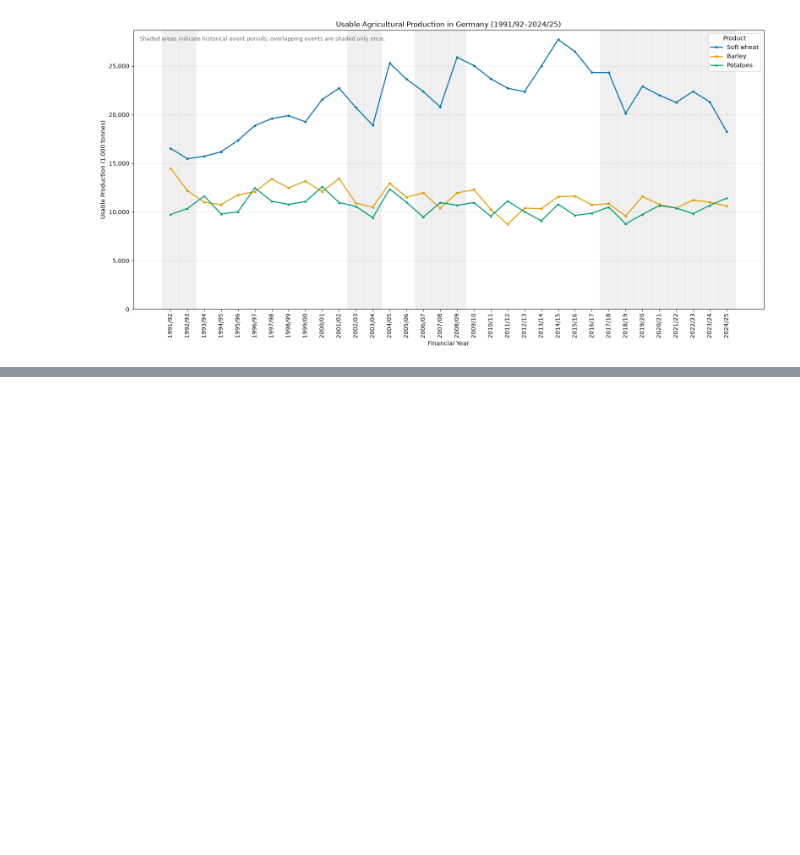
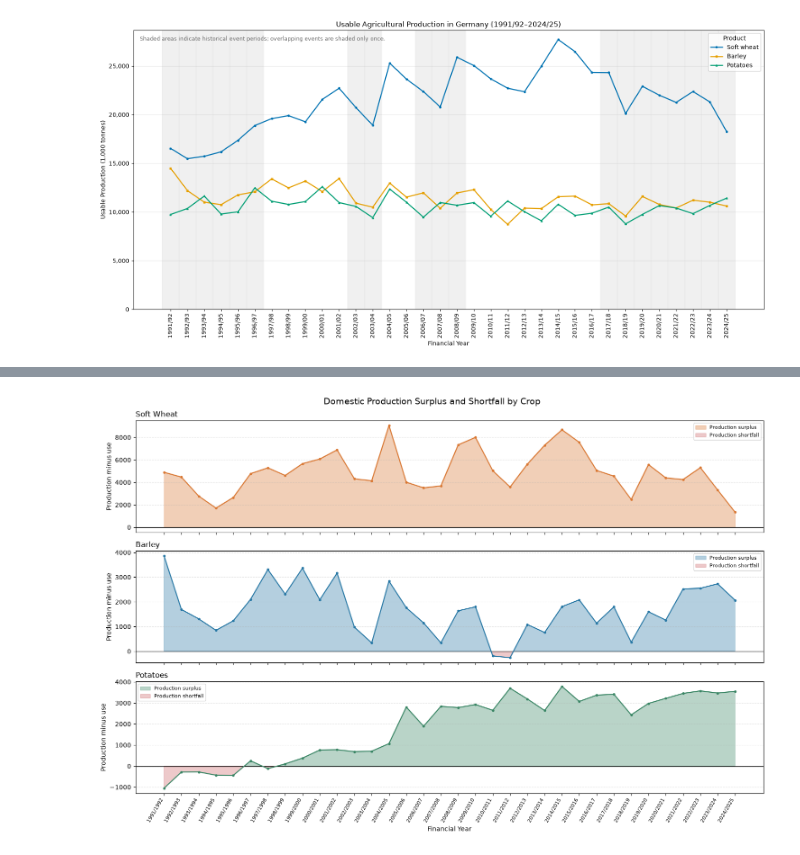
Before and after one commit to verveat/Agriculture_Crisis_Resilience, a Jupyter notebook: notebooks/02_ble_supply_balance_analysis_all_products.ipynb, the cells around one changed output, grey strips where cells are left out. Cells and saved outputs as stored; diff of their text form; code cells hidden in the pictures; blank space fills up the shorter version.

Commit message:
add supply balance analysis and visualization

```diff
--- a/notebooks/02_ble_supply_balance_analysis_all_products.ipynb
+++ b/notebooks/02_ble_supply_balance_analysis_all_products.ipynb
@@ -830,6 +759,12 @@ historical_events = [
         "end": 1992,
         "label": "CAP reform",
         "category": "Policy change",
+    },
+    {
+        "start": 1994,
+        "end": 1996,
+        "label": "International cereal-market tightening and price surge",
+        "category": "Market shock",
     },
     {
         "start": 2003,
@@ -1204,0 +3756,94 @@ plt.show()
+# %%
+
+import numpy as np
+import matplotlib.pyplot as plt
+
+df = analytical_df.copy()
+
+df["Startjahr"] = (
+    df["Wirtschaftsjahr"]
+    .str.split("/")
+    .str[0]
+    .astype(int)
+)
+
+# Ensure both variables use comparable units
+df["Produktionssaldo"] = (
+    df["Verwendbare Erzeugung"]
+    - df["Inlandsverwendung standardisiert"]
+)
+
+products = ["Weichweizen", "Gerste", "Kartoffeln"]
+
+styles = {
+    "Weichweizen": {"color": "#D97732", "label": "Soft Wheat"},
+    "Gerste": {"color": "#2878A5", "label": "Barley"},
+    "Kartoffeln": {"color": "#398564", "label": "Potatoes"},
+}
+
+fig, axes = plt.subplots(
+    3, 1, figsize=(15, 10), sharex=True
+)
+
+for ax, product in zip(axes, products):
+    subset = (
+        df[df["Bilanz Produkt"] == product]
+        .dropna(subset=["Produktionssaldo"])
+        .sort_values("Startjahr")
+    )
+
+    x = subset["Startjahr"].to_numpy(dtype=float) + 0.5
+    y = subset["Produktionssaldo"].to_numpy()
+
+    ax.axhline(0, color="black", linewidth=1)
+
+    ax.fill_between(
+        x, y, 0,
+        where=(y >= 0),
+        color=styles[product]["color"],
+        alpha=0.35,
+        interpolate=True,
+        label="Production surplus"
+    )
+
+    ax.fill_between(
+        x, y, 0,
+        where=(y < 0),
+        color="#C44E52",
+        alpha=0.3,
+        interpolate=True,
+        label="Production shortfall"
+    )
+
+    ax.plot(
+        x, y,
+        color=styles[product]["color"],
+        linewidth=1.6,
+        marker="o",
+        markersize=3
+    )
+
+    ax.set_title(styles[product]["label"], loc="left")
+    ax.set_ylabel("Production minus use")
+    ax.grid(axis="y", linestyle="--", alpha=0.3)
+    ax.legend(loc="best", fontsize=8)
+
+first_year = int(df["Startjahr"].min())
+last_year = int(df["Startjahr"].max())
+years = np.arange(first_year, last_year + 1)
+
+axes[-1].set_xticks(years + 0.5)
+axes[-1].set_xticklabels(
+    [f"{y}/{y+1}" for y in years],
+    rotation=60, ha="right", fontsize=8
+)
+axes[-1].set_xlabel("Financial Year")
+
+fig.suptitle(
+    "Domestic Production Surplus and Shortfall by Crop",
+    fontsize=14
+)
+fig.tight_layout()
+plt.show()
+# %% [output]
+[figure, added]
```
Also changed, not shown: parts of 19 cells of this notebook.
